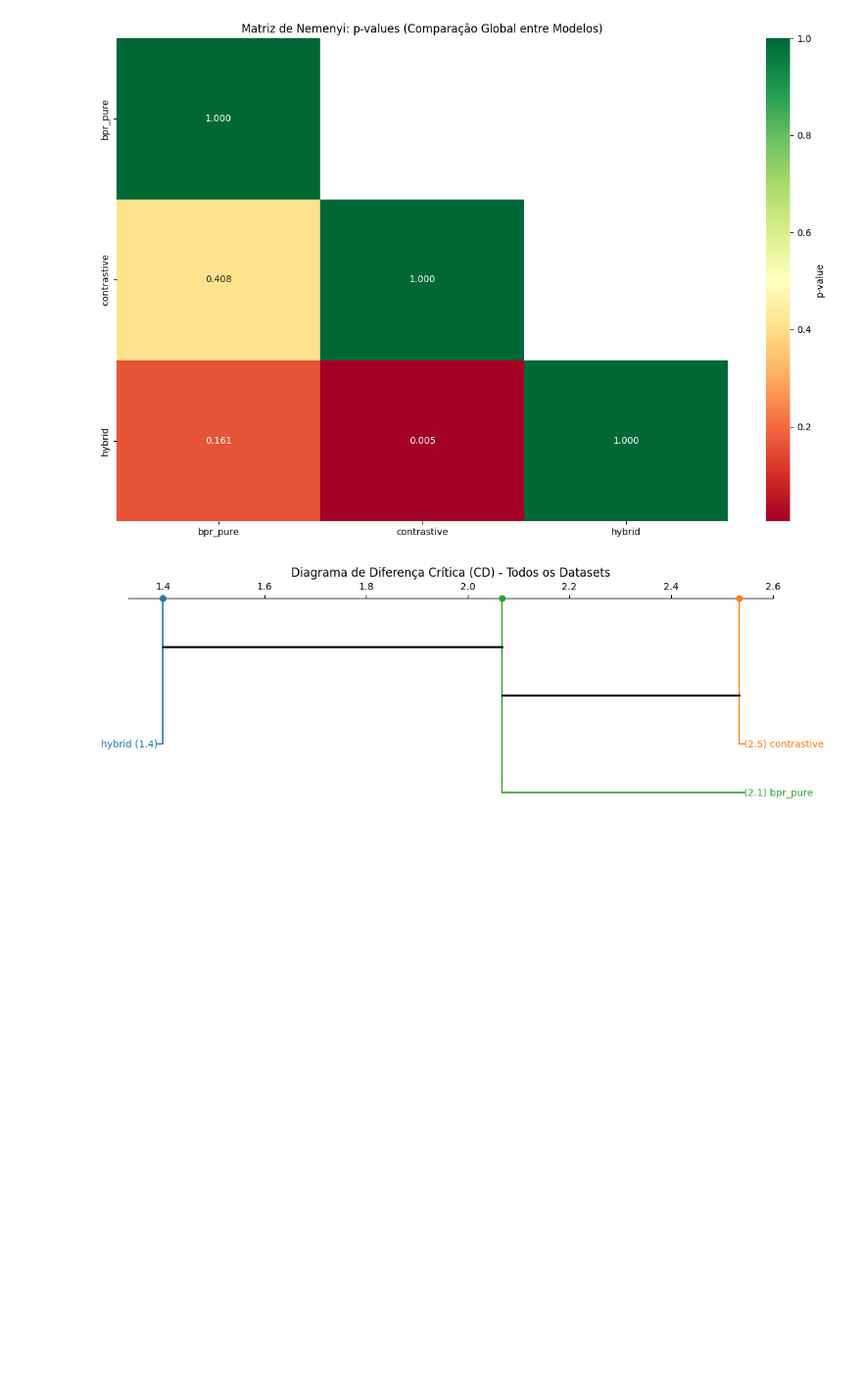
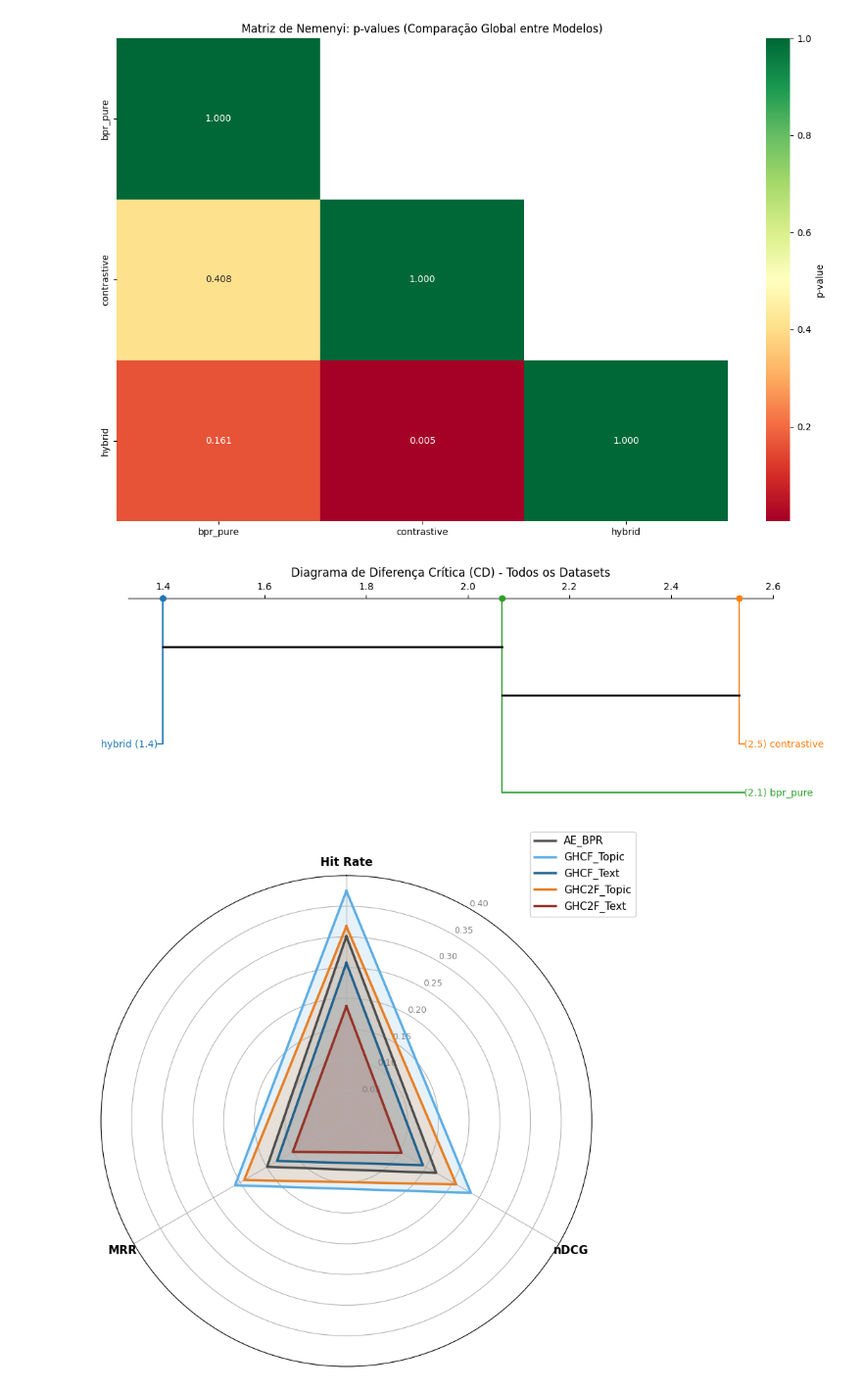
Before and after one commit to ferreira-eduardo/ghc2f, a Jupyter notebook: results/analysis.ipynb, the cells around one changed output. Shown at 98% size. Drawn from its saved outputs; the diff is of its cells as text; code cells hidden in the pictures; blank space fills up the shorter version.

```diff
--- a/results/analysis.ipynb
+++ b/results/analysis.ipynb
@@ -151,3 +151,60 @@ contrastive    2.533333
 dtype: float64
 [figure]
 [figure]
+# %%
+import pandas as pd
+import numpy as np
+import matplotlib.pyplot as plt
+
+# 1. Carregar e preparar os dados (agregando por média de todos os folds/datasets)
+df = pd.read_csv('results_autoencoder.csv')
+metrics = ['Hit Rate', 'nDCG', 'MRR']
+model_order = ['AE_BPR', 'GHCF_Topic', 'GHCF_Text', 'GHC2F_Topic', 'GHC2F_Text']
+
+# Agrupar e calcular a média (garantindo que os nomes dos modelos estejam corretos)
+df_grouped = df.groupby('model')[metrics].mean().reindex(model_order)
+
+# 2. Configurações do Radar
+labels = np.array(metrics)
+num_vars = len(labels)
+angles = np.linspace(0, 2 * np.pi, num_vars, endpoint=False).tolist()
+angles += angles[:1]  # Fechar o círculo
+
+# 3. Plotagem com Fundo Branco Total
+plt.rcdefaults() # Reseta para o padrão (fundo branco)
+fig, ax = plt.subplots(figsize=(8, 8), subplot_kw=dict(polar=True), facecolor='white')
+ax.set_facecolor('white')
+
+# Paleta de Cores de Alto Contraste:
+# Cinza para o Baseline, Azuis para GHCF e Vermelhos para GHC2F
+colors = ['#4D4D4D', '#5DADE2', '#21618C', '#E67E22', '#943126']
+
+for i, (model_name, row) in enumerate(df_grouped.iterrows()):
+    values = row.values.flatten().tolist()
+    values += values[:1] # fecha o polígono
+
+    # Plotagem da linha e preenchimento
+    ax.plot(angles, values, linewidth=2.5, linestyle='solid', label=model_name, color=colors[i])
+    ax.fill(angles, values, color=colors[i], alpha=0.15)
+
+# 4. Ajustes Estéticos e Zoom
+ax.set_theta_offset(np.pi / 2)
+ax.set_theta_direction(-1)
+
+# Rótulos das métricas em preto para contraste
+plt.xticks(angles[:-1], labels, color='black', size=12, fontweight='bold')
+# Zoom nos dados: define o limite máximo como o valor máximo dos dados + 15% de margem
+max_val = df_grouped[metrics].values.max()
+ax.set_ylim(0, max_val * 1.15)
+plt.yticks(color="grey", size=9)
+ax.set_rlabel_position(30) # Posição dos números da escala
+ax.set_ylim(0, 0.4)
+# Legenda com fundo branco opaco e borda cinza clara
+legend = ax.legend(loc='upper right', bbox_to_anchor=(1.1, 1.1),
+                   facecolor='white', framealpha=1, edgecolor='lightgrey', fontsize=11)
+
+plt.tight_layout()
+plt.savefig('radar_chart_models.pdf', dpi=300, facecolor='white', bbox_inches='tight')
+plt.show()
+# %% [output]
+[figure, added]
```
Also changed, not shown: 4 other files.
